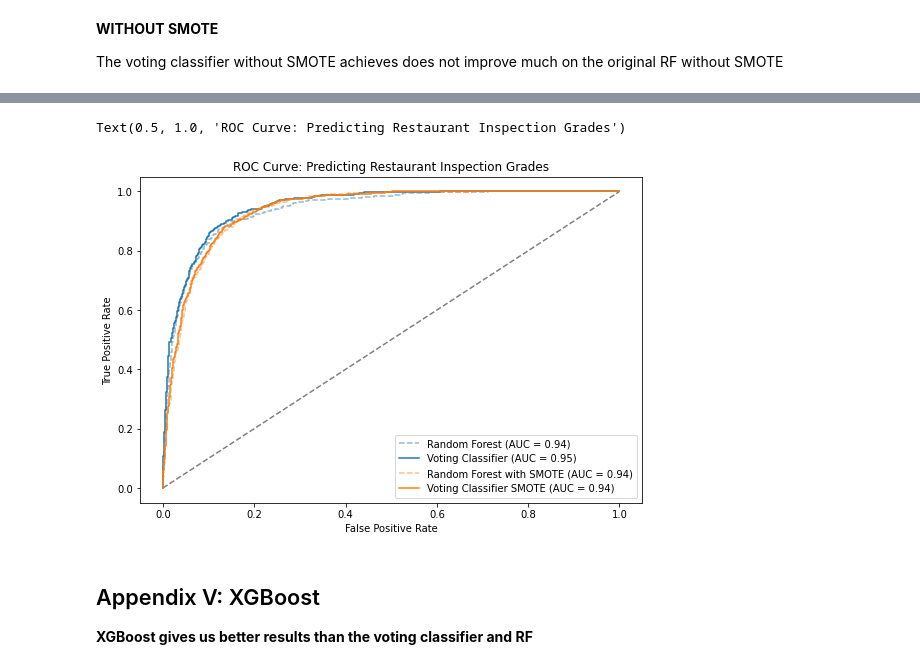
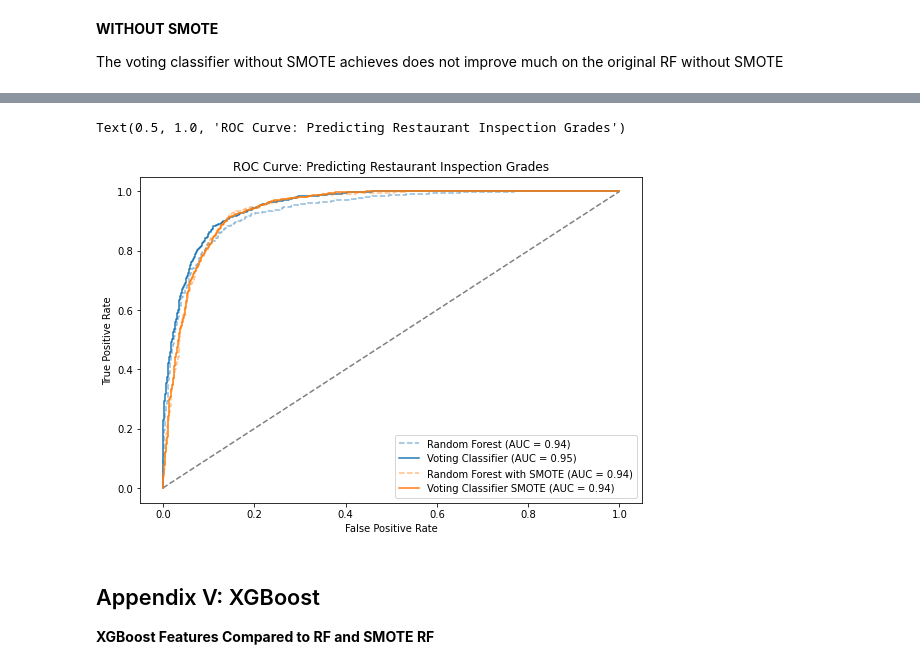
Before and after one commit to mraottth/projects, a Jupyter notebook: ML: NYC Restaurant Inspection Prediction/Predicting_Restaurant_Inspections.ipynb, the cells around one changed output, grey strips where cells are left out. Cells and saved outputs as stored; diff of their text form; code cells hidden in the pictures.

```diff
--- a/ML: NYC Restaurant Inspection Prediction/Predicting_Restaurant_Inspections.ipynb
+++ b/ML: NYC Restaurant Inspection Prediction/Predicting_Restaurant_Inspections.ipynb
@@ -378,12 +381,13 @@ xgb_classifier = xgb.XGBClassifier(
     max_depth=15,
     alpha=10,
     n_estimators=500,
+    use_label_encoder=False,
     n_jobs=-1
 )
 xgb_classifier.fit(X_train, y_train)
 xgb_preds = xgb_classifier.predict(X_test)
 
-print('XGBoost Classification Report:\n', classification_report(y_test, xgb_preds))
+print('XGBoost Classification Report:\n', classification_report(y_test, xgb_preds, target_names=['A','B or C']))
 # %% [output]
 XGBoost Classification Report:
                precision    recall  f1-score   support
@@ -408,11 +412,12 @@ xgb_weighted = xgb.XGBClassifier(
     alpha=10,
     n_estimators=500,
     scale_pos_weight=3.5, ## THIS MAKES IT WEIGHTED
+    use_label_encoder=False,
     n_jobs=-1
 )
 xgb_weighted.fit(X_train, y_train)
 xgb_preds_weighted = xgb_weighted.predict(X_test)
-print('Weighted XGBoost Classification Report:\n',classification_report(y_test, xgb_preds_weighted))
+print('Weighted XGBoost Classification Report:\n',classification_report(y_test, xgb_preds_weighted, target_names=['A','B or C']))
 # %% [output]
 Weighted XGBoost Classification Report:
                precision    recall  f1-score   support
@@ -814,21 +784,17 @@ from sklearn.ensemble import VotingClassifier, AdaBoostClassifier, GradientBoost
 from sklearn.neighbors import KNeighborsClassifier
 import xgboost as xgb
 
-lr_sm = LogisticRegression(max_iter=1000)
+lr_sm = LogisticRegression(max_iter=10000)
 lr_sm.fit(X_smote, y_smote)
-lr_pred_sm = lr_sm.predict(X_test_smote)
 
 knn_sm = KNeighborsClassifier(n_neighbors=10)
 knn_sm.fit(X_smote, y_smote)
-knn_pred_sm = knn_sm.predict(X_test_smote)
 
 ab_sm = AdaBoostClassifier()
 ab_sm.fit(X_smote, y_smote)
-ab_pred_sm = ab_sm.predict(X_test_smote)
 
 gb_sm = GradientBoostingClassifier()
 gb_sm.fit(X_smote, y_smote)
-gb_pred_sm = gb_sm.predict(X_test_smote)
 
 xgb_class_smote = xgb.XGBClassifier(
     objective='reg:squarederror',
@@ -836,10 +802,10 @@ xgb_class_smote = xgb.XGBClassifier(
     learning_rate=0.1,
     max_depth=5,
     alpha=0.1,
+    use_label_encoder=False,
     n_estimators=100
 )
 xgb_class_smote.fit(X_train_smote, y_train_smote)
-xgb_preds_smote = xgb_class_smote.predict(X_test_smote)
 
 vc_sm = VotingClassifier(
     estimators=[
@@ -855,7 +821,7 @@ vc_sm = VotingClassifier(
     )
 vc_sm.fit(X_smote, y_smote)
 vc_pred_sm = vc_sm.predict(X_test_smote)
-print('SMOTE Voting Classifier Classification Report:\n' + classification_report(y_test_smote, vc_pred_sm))
+print('SMOTE Voting Classifier Classification Report:\n' + classification_report(y_test_smote, vc_pred_sm, target_names=['A','B or C']))
 # %% [output]
 SMOTE Voting Classifier Classification Report:
               precision    recall  f1-score   support
@@ -891,37 +857,33 @@ weighted avg       0.89      0.88      0.88      3196
 
 The voting classifier without SMOTE achieves does not improve much on the original RF without SMOTE
 # %%
-lr = LogisticRegression(class_weight='balanced', max_iter=1000)
+lr = LogisticRegression(class_weight='balanced', max_iter=10000)
 lr.fit(X_train, y_train)
-lr_pred = lr.predict(X_test)
 
 knn = KNeighborsClassifier(n_neighbors=75)
 knn.fit(X_train, y_train)
-knn_pred = knn.predict(X_test)
 
 ab = AdaBoostClassifier()
 ab.fit(X_train, y_train)
-ab_pred = ab.predict(X_test)
 
 gb = GradientBoostingClassifier()
 gb.fit(X_train, y_train)
-gb_pred = gb.predict(X_test)
 
-xgb_classifier = xgb.XGBClassifier(
+xgb_c = xgb.XGBClassifier(
     objective ='reg:squarederror',
     colsample_bytree=0.4,
     learning_rate=0.01,
     max_depth=5,
     alpha=0.1,
+    use_label_encoder=False,
     n_estimators=100
 )
-xgb_classifier.fit(X_train, y_train)
-xgb_preds = xgb_classifier.predict(X_test)
+xgb_c.fit(X_train, y_train)
 
-vc = VotingClassifier(estimators=[('rf', rf), ('lr',lr), ('knn',knn), ('adaboost',ab), ('gradientboost',gb), ('xgb',xgb_classifier)], weights=[5,2,2,3,4,5], voting='soft')
+vc = VotingClassifier(estimators=[('rf', rf), ('lr',lr), ('knn',knn), ('adaboost',ab), ('gradientboost',gb), ('xgb',xgb_c)], weights=[5,2,2,3,4,5], voting='soft')
 vc.fit(X_train, y_train)
 vc_pred = vc.predict(X_test)
-print(classification_report(y_test, vc_pred))
+print(classification_report(y_test, vc_pred, target_names=['A','B or C']))
 # %% [output]
               precision    recall  f1-score   support
 
@@ -994,13 +896,13 @@ F1 Weighted Score: 0.917
 # %%
 # Get predicted probabilites and calc roc curve for rf and rf_smote
 y_pred_prob_sm = rf_smote.predict_proba(X_test_smote)[:,1]
-fpr_sm, tpr_sm, thresholds_sm = roc_curve(y_test_smote, y_pred_prob_sm, pos_label='B or C')
+fpr_sm, tpr_sm, thresholds_sm = roc_curve(y_test_smote, y_pred_prob_sm)
 y_pred_prob = rf.predict_proba(X_test)[:,1]
-fpr, tpr, thresholds = roc_curve(y_test, y_pred_prob, pos_label='B or C')
+fpr, tpr, thresholds = roc_curve(y_test, y_pred_prob)
 y_pred_prob_vc = vc.predict_proba(X_test)[:,1]
-fpr_vc, tpr_vc, thresholds_vc = roc_curve(y_test, y_pred_prob_vc, pos_label='B or C')
+fpr_vc, tpr_vc, thresholds_vc = roc_curve(y_test, y_pred_prob_vc)
 y_pred_prob_vc_sm = vc_sm.predict_proba(X_test_smote)[:,1]
-fpr_vc_sm, tpr_vc_sm, thresholds_vc_sm = roc_curve(y_test_smote, y_pred_prob_vc_sm, pos_label='B or C')
+fpr_vc_sm, tpr_vc_sm, thresholds_vc_sm = roc_curve(y_test_smote, y_pred_prob_vc_sm)
 
 # Plot
 fig, ax = plt.subplots(figsize=(9,6))
@@ -1012,35 +914,35 @@ plt.plot(
     linestyle='--',
     label='Random Forest (AUC = ' + str(round(roc_auc_score(y_test, y_pred_prob),2)) + ')',
     color='tab:blue'
 )
 plt.plot(
     fpr_vc,
     tpr_vc,
     label='Voting Classifier (AUC = ' + str(round(roc_auc_score(y_test, y_pred_prob_vc),2)) + ')',
     color='tab:blue'
 )
 plt.plot(
     fpr_sm,
     tpr_sm,
     alpha=0.5,
     linestyle='--',
     label='Random Forest with SMOTE (AUC = ' + str(round(roc_auc_score(y_test_smote, y_pred_prob_sm),2)) + ')',
     color='tab:orange'
 )
 plt.plot(
     fpr_vc_sm,
     tpr_vc_sm,
     label='Voting Classifier SMOTE (AUC = ' + str(round(roc_auc_score(y_test_smote, y_pred_prob_vc_sm),2)) + ')',
     color='tab:orange'
 )
 plt.legend(loc="lower right")
 plt.xlabel('False Positive Rate')
 plt.ylabel('True Positive Rate')
 plt.title('ROC Curve: Predicting Restaurant Inspection Grades')
 # %% [output]
 Text(0.5, 1.0, 'ROC Curve: Predicting Restaurant Inspection Grades')
-[figure, old version]
+[figure, new version]
 # %% [markdown]
 ## Appendix V: XGBoost
 
-**XGBoost gives us better results than the voting classifier and RF**
+**XGBoost Features Compared to RF and SMOTE RF**
```
Also changed, not shown: parts of 24 cells of this notebook.
